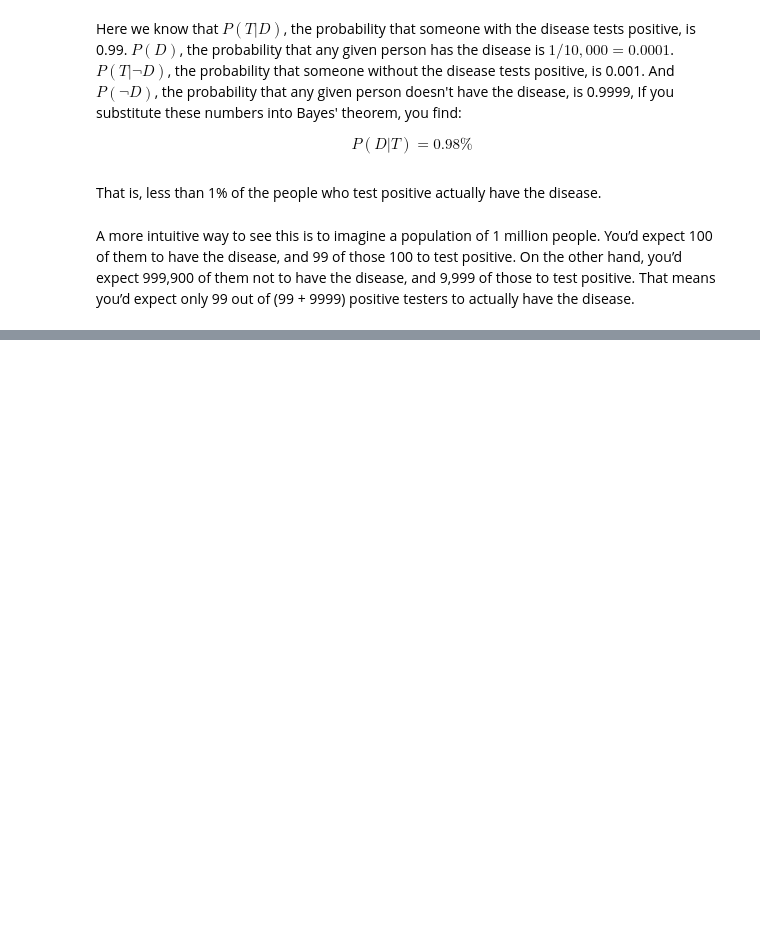
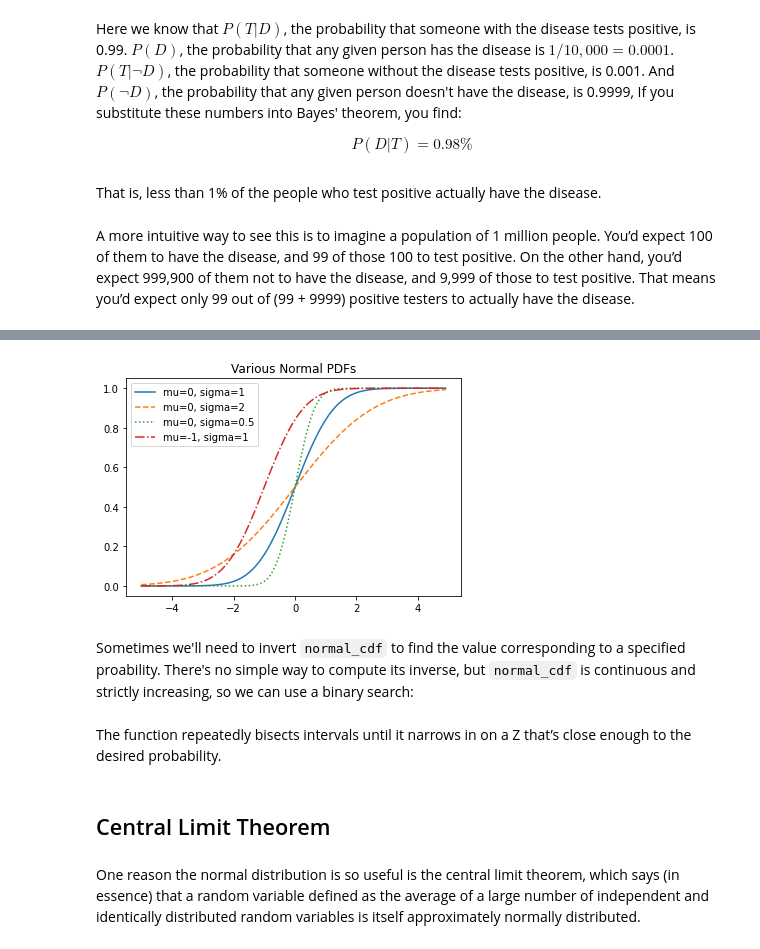
Before and after one commit to positronn/dsfs, a Jupyter notebook: chapter06/prob.ipynb, the cells around one changed output, grey strips where cells are left out. Saved outputs shown, nothing was run; the diff lists cells and outputs as text; code cells hidden in the pictures; blank space fills up the shorter version.

Commit message:
Finishing chapter 06: probability.

```diff
--- a/chapter06/prob.ipynb
+++ b/chapter06/prob.ipynb
@@ -141,0 +208,20 @@ A more intuitive way to see this is to imagine a population of 1 million people.
+# %%
+def normal_cdf(x:float, mu:float=0, sigma:float=1) -> float:
+    return (1 + math.erf((x - mu) / math.sqrt(2) / sigma)) / 2
+# %%
+xs = [x / 10.0 for x in range(-50, 50)]
+
+plt.plot(xs, [normal_cdf(x, sigma=1) for x in xs], '-', label='mu=0, sigma=1')
+plt.plot(xs, [normal_cdf(x, sigma=2) for x in xs], '--', label='mu=0, sigma=2')
+plt.plot(xs, [normal_cdf(x, sigma=0.5) for x in xs], ':', label='mu=0, sigma=0.5')
+plt.plot(xs, [normal_cdf(x, mu=-1) for x in xs], '-.', label='mu=-1, sigma=1')
+plt.legend()
+plt.title('Various Normal PDFs')
+plt.show()
+# %% [output]
+[figure, added]
+# %% [markdown]
+Sometimes we'll need to invert `normal_cdf` to find the value corresponding
+to a specified proability. There's no simple way to compute its inverse,
+but `normal_cdf` is continuous and strictly increasing, so we can use a
+binary search:
@@ -141,0 +247,6 @@ A more intuitive way to see this is to imagine a population of 1 million people.
+# %% [markdown]
+The function repeatedly bisects intervals until it narrows in on a Z that’s close enough to the desired probability.
+# %% [markdown]
+## Central Limit Theorem
+# %% [markdown]
+One reason the normal distribution is so useful is the central limit theorem, which says (in essence) that a random variable defined as the average of a large number of independent and identically distributed random variables is itself approximately normally distributed.
```
Also changed, not shown: parts of 25 cells of this notebook.
